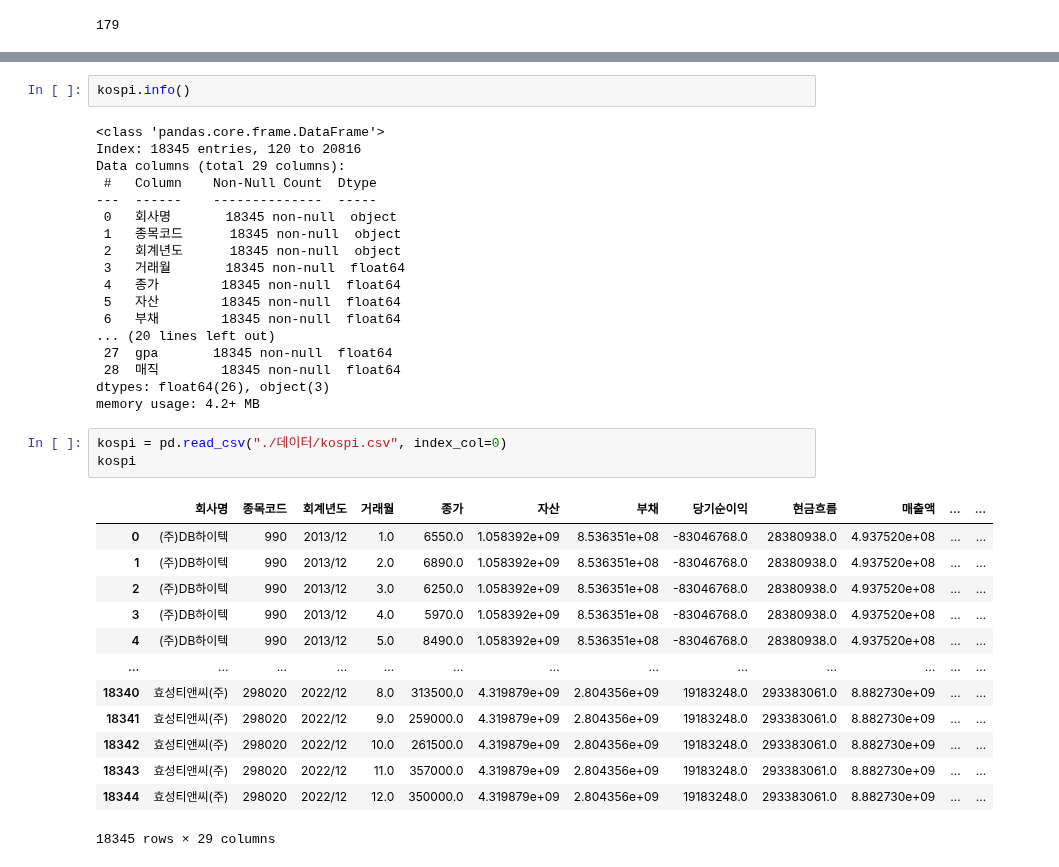
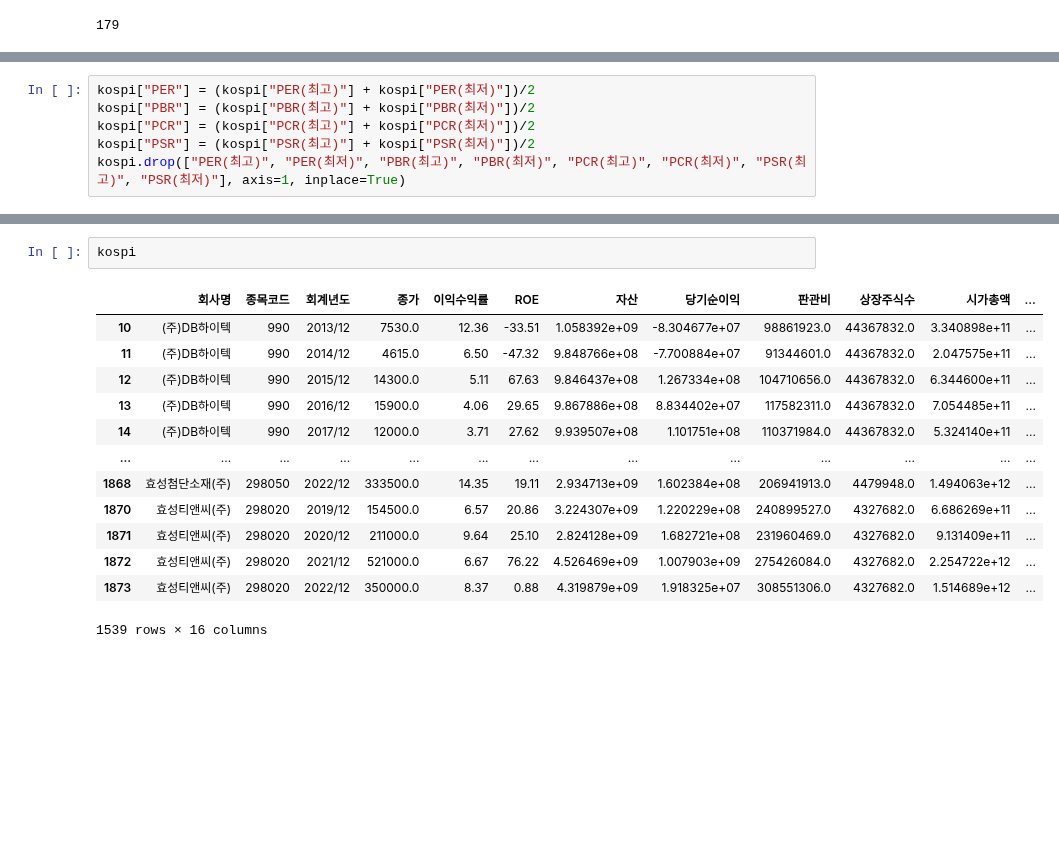
Before and after one commit to BDooHyun/ubion_python_class_01, a Jupyter notebook: 해커톤/해커톤.ipynb, the cells around one changed output, grey strips where cells are left out. Drawn from its saved outputs; the diff is of its cells as text; blank space fills up the shorter version.

```diff
--- a/해커톤/해커톤.ipynb
+++ b/해커톤/해커톤.ipynb
@@ -91,0 +168,6 @@ kospi
+# %%
+kospi["PER"] = (kospi["PER(최고)"] + kospi["PER(최저)"])/2
+kospi["PBR"] = (kospi["PBR(최고)"] + kospi["PBR(최저)"])/2
+kospi["PCR"] = (kospi["PCR(최고)"] + kospi["PCR(최저)"])/2
+kospi["PSR"] = (kospi["PSR(최고)"] + kospi["PSR(최저)"])/2
+kospi.drop(["PER(최고)", "PER(최저)", "PBR(최고)", "PBR(최저)", "PCR(최고)", "PCR(최저)", "PSR(최고)", "PSR(최저)"], axis=1, inplace=True)
@@ -92,37 +192,16 @@ kospi
 # %%
-kospi.info()
+kospi
 # %% [output]
+|  | 회사명 | 종목코드 | 회계년도 | 종가 | 이익수익률 | ROE | 자산 | 당기순이익 | 판관비 | 상장주식수 | 시가총액 | ... |
+| 10 | (주)DB하이텍 | 990 | 2013/12 | 7530.0 | 12.36 | -33.51 | 1.058392e+09 | -8.304677e+07 | 98861923.0 | 44367832.0 | 3.340898e+11 | ... |
+| 11 | (주)DB하이텍 | 990 | 2014/12 | 4615.0 | 6.50 | -47.32 | 9.848766e+08 | -7.700884e+07 | 91344601.0 | 44367832.0 | 2.047575e+11 | ... |
+| 12 | (주)DB하이텍 | 990 | 2015/12 | 14300.0 | 5.11 | 67.63 | 9.846437e+08 | 1.267334e+08 | 104710656.0 | 44367832.0 | 6.344600e+11 | ... |
+| 13 | (주)DB하이텍 | 990 | 2016/12 | 15900.0 | 4.06 | 29.65 | 9.867886e+08 | 8.834402e+07 | 117582311.0 | 44367832.0 | 7.054485e+11 | ... |
+| 14 | (주)DB하이텍 | 990 | 2017/12 | 12000.0 | 3.71 | 27.62 | 9.939507e+08 | 1.101751e+08 | 110371984.0 | 44367832.0 | 5.324140e+11 | ... |
+| ... | ... | ... | ... | ... | ... | ... | ... | ... | ... | ... | ... | ... |
+| 1868 | 효성첨단소재(주) | 298050 | 2022/12 | 333500.0 | 14.35 | 19.11 | 2.934713e+09 | 1.602384e+08 | 206941913.0 | 4479948.0 | 1.494063e+12 | ... |
+| 1870 | 효성티앤씨(주) | 298020 | 2019/12 | 154500.0 | 6.57 | 20.86 | 3.224307e+09 | 1.220229e+08 | 240899527.0 | 4327682.0 | 6.686269e+11 | ... |
+| 1871 | 효성티앤씨(주) | 298020 | 2020/12 | 211000.0 | 9.64 | 25.10 | 2.824128e+09 | 1.682721e+08 | 231960469.0 | 4327682.0 | 9.131409e+11 | ... |
+| 1872 | 효성티앤씨(주) | 298020 | 2021/12 | 521000.0 | 6.67 | 76.22 | 4.526469e+09 | 1.007903e+09 | 275426084.0 | 4327682.0 | 2.254722e+12 | ... |
+| 1873 | 효성티앤씨(주) | 298020 | 2022/12 | 350000.0 | 8.37 | 0.88 | 4.319879e+09 | 1.918325e+07 | 308551306.0 | 4327682.0 | 1.514689e+12 | ... |
-<class 'pandas.core.frame.DataFrame'>
-Index: 18345 entries, 120 to 20816
-Data columns (total 29 columns):
- #   Column    Non-Null Count  Dtype
----  ------    --------------  -----
- 0   회사명       18345 non-null  object
- 1   종목코드      18345 non-null  object
- 2   회계년도      18345 non-null  object
- 3   거래월       18345 non-null  float64
- 4   종가        18345 non-null  float64
- 5   자산        18345 non-null  float64
- 6   부채        18345 non-null  float64
-... (20 lines left out)
- 27  gpa       18345 non-null  float64
- 28  매직        18345 non-null  float64
-dtypes: float64(26), object(3)
-memory usage: 4.2+ MB
+1539 rows × 16 columns
-# %%
-kospi = pd.read_csv("./데이터/kospi.csv", index_col=0)
-kospi
-# %% [output]
-|  | 회사명 | 종목코드 | 회계년도 | 거래월 | 종가 | 자산 | 부채 | 당기순이익 | 현금흐름 | 매출액 | ... | ... |
-| 0 | (주)DB하이텍 | 990 | 2013/12 | 1.0 | 6550.0 | 1.058392e+09 | 8.536351e+08 | -83046768.0 | 28380938.0 | 4.937520e+08 | ... | ... |
-| 1 | (주)DB하이텍 | 990 | 2013/12 | 2.0 | 6890.0 | 1.058392e+09 | 8.536351e+08 | -83046768.0 | 28380938.0 | 4.937520e+08 | ... | ... |
-| 2 | (주)DB하이텍 | 990 | 2013/12 | 3.0 | 6250.0 | 1.058392e+09 | 8.536351e+08 | -83046768.0 | 28380938.0 | 4.937520e+08 | ... | ... |
-| 3 | (주)DB하이텍 | 990 | 2013/12 | 4.0 | 5970.0 | 1.058392e+09 | 8.536351e+08 | -83046768.0 | 28380938.0 | 4.937520e+08 | ... | ... |
-| 4 | (주)DB하이텍 | 990 | 2013/12 | 5.0 | 8490.0 | 1.058392e+09 | 8.536351e+08 | -83046768.0 | 28380938.0 | 4.937520e+08 | ... | ... |
-| ... | ... | ... | ... | ... | ... | ... | ... | ... | ... | ... | ... | ... |
-| 18340 | 효성티앤씨(주) | 298020 | 2022/12 | 8.0 | 313500.0 | 4.319879e+09 | 2.804356e+09 | 19183248.0 | 293383061.0 | 8.882730e+09 | ... | ... |
-| 18341 | 효성티앤씨(주) | 298020 | 2022/12 | 9.0 | 259000.0 | 4.319879e+09 | 2.804356e+09 | 19183248.0 | 293383061.0 | 8.882730e+09 | ... | ... |
-| 18342 | 효성티앤씨(주) | 298020 | 2022/12 | 10.0 | 261500.0 | 4.319879e+09 | 2.804356e+09 | 19183248.0 | 293383061.0 | 8.882730e+09 | ... | ... |
-| 18343 | 효성티앤씨(주) | 298020 | 2022/12 | 11.0 | 357000.0 | 4.319879e+09 | 2.804356e+09 | 19183248.0 | 293383061.0 | 8.882730e+09 | ... | ... |
-| 18344 | 효성티앤씨(주) | 298020 | 2022/12 | 12.0 | 350000.0 | 4.319879e+09 | 2.804356e+09 | 19183248.0 | 293383061.0 | 8.882730e+09 | ... | ... |
-18345 rows × 29 columns
```
Also changed, not shown: parts of 26 cells of this notebook, 13 other files.
